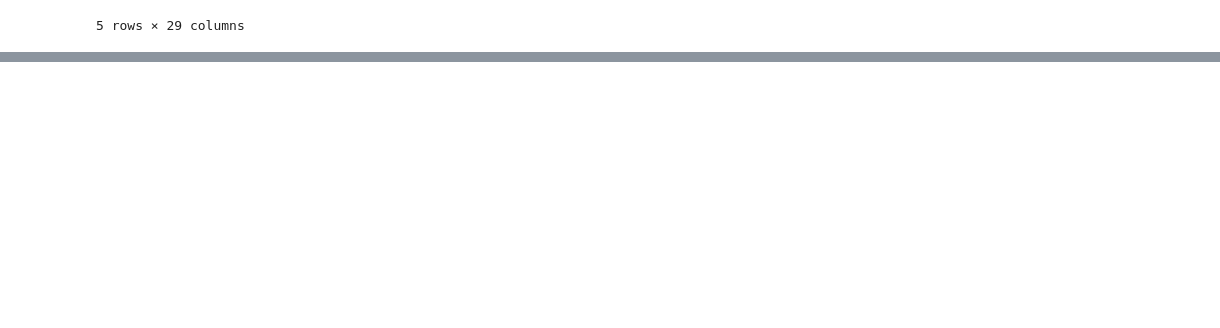
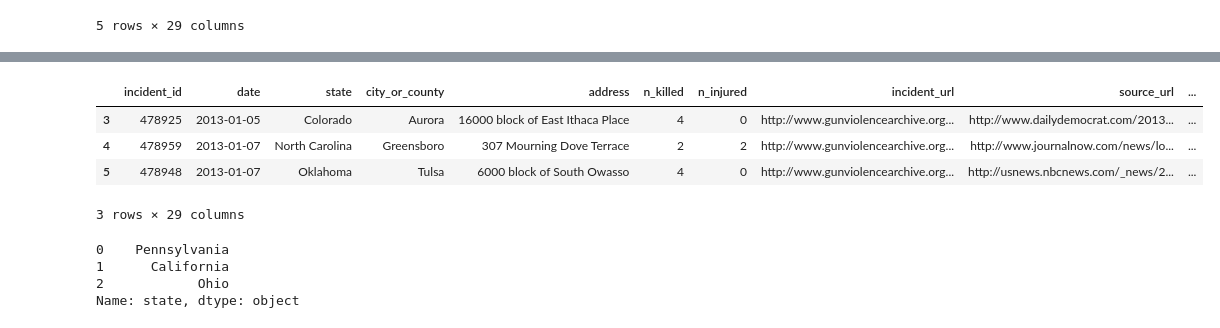
Before and after one commit to AndyDeNike/gun_violence_us_data, a Jupyter notebook: gun_violence_us_data.ipynb, the cells around one changed output, grey strips where cells are left out. Drawn from its saved outputs; the diff is of its cells as text; code cells hidden in the pictures; blank space fills up the shorter version.

```diff
--- a/gun_violence_us_data.ipynb
+++ b/gun_violence_us_data.ipynb
@@ -14,0 +73,8 @@ df.head()
+# %%
+df[3:6]
+# %% [output]
+|  | incident_id | date | state | city_or_county | address | n_killed | n_injured | incident_url | source_url | ... |
+| 3 | 478925 | 2013-01-05 | Colorado | Aurora | 16000 block of East Ithaca Place | 4 | 0 | http://www.gunviolencearchive.org... | http://www.dailydemocrat.com/2013... | ... |
+| 4 | 478959 | 2013-01-07 | North Carolina | Greensboro | 307 Mourning Dove Terrace | 2 | 2 | http://www.gunviolencearchive.org... | http://www.journalnow.com/news/lo... | ... |
+| 5 | 478948 | 2013-01-07 | Oklahoma | Tulsa | 6000 block of South Owasso | 4 | 0 | http://www.gunviolencearchive.org... | http://usnews.nbcnews.com/_news/2... | ... |
+3 rows × 29 columns
@@ -14,0 +85,7 @@ df.head()
+# %%
+df['state'].head(3)   #df.State.head(3)  alternative .notation
+# %% [output]
+0    Pennsylvania
+1      California
+2            Ohio
+Name: state, dtype: object
```
Also changed, not shown: parts of 20 cells of this notebook.
